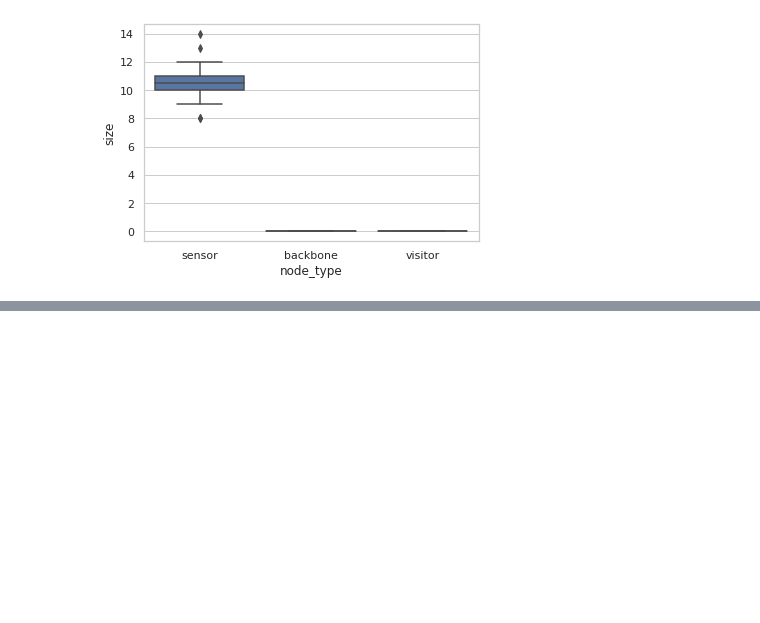
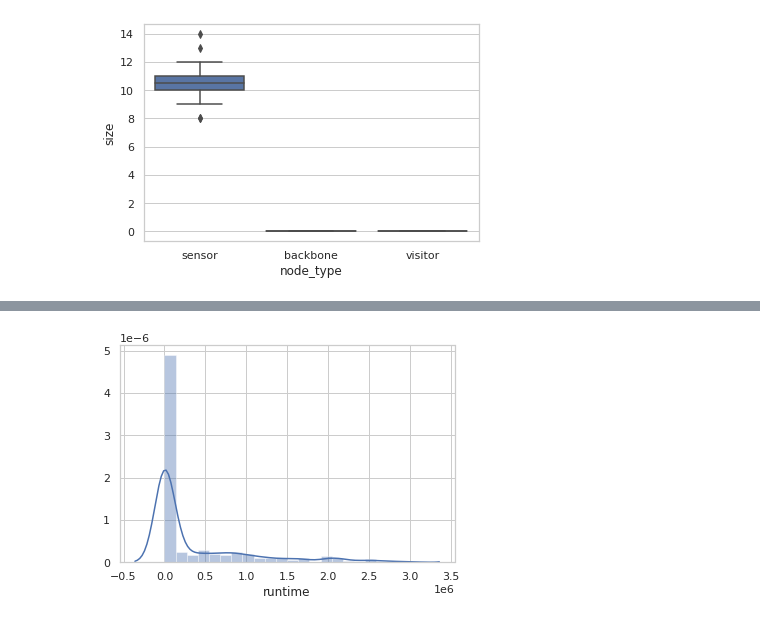
Before and after one commit to umr-ds/progdtn-evaluation, a Jupyter notebook: evaluation/evaluation.ipynb, the cells around one changed output, grey strips where cells are left out. Saved outputs shown, nothing was run; the diff lists cells and outputs as text; code cells hidden in the pictures; blank space fills up the shorter version.

```diff
--- a/evaluation/evaluation.ipynb
+++ b/evaluation/evaluation.ipynb
@@ -127,0 +144,5 @@ bp = sns.boxplot(x="node_type", y="size", data=final_sizes_prophet)
+# %%
+sns.set(style="whitegrid")
+bp = sns.distplot(bundle_runtimes_context["runtime"])
+# %% [output]
+[figure, added]
```
Also changed, not shown: parts of 14 cells of this notebook, 1 other file.
